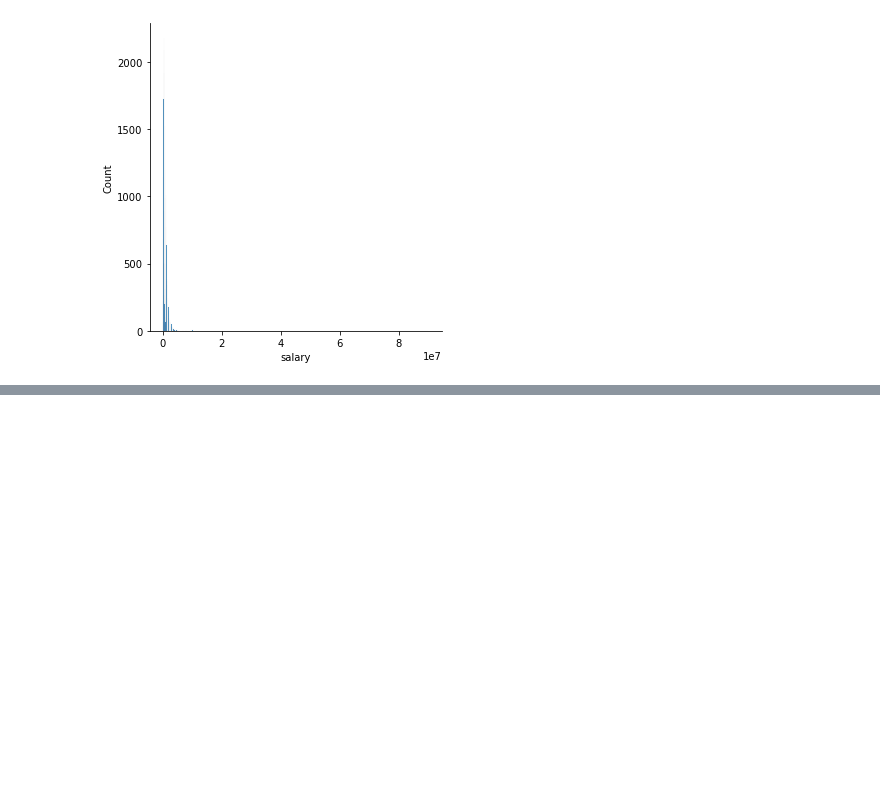
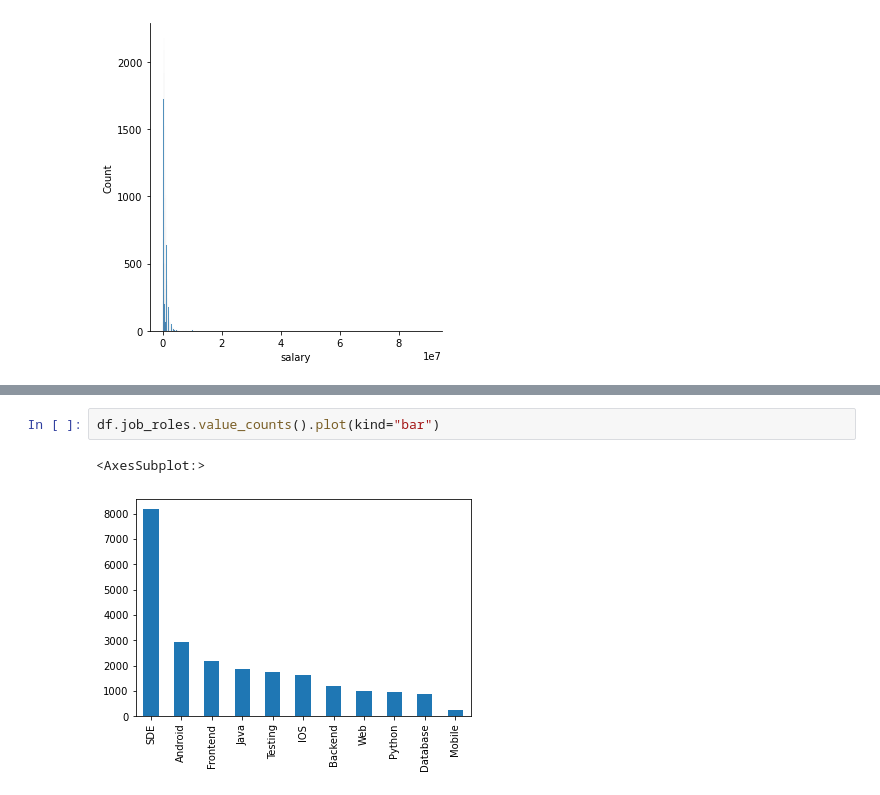
Before and after one commit to Biob-scientist/Exploring-tech-jobs-salary-data-, a Jupyter notebook: salary_exploratory_analysis.ipynb, the cells around one changed output, grey strips where cells are left out. Drawn from its saved outputs; the diff is of its cells as text; blank space fills up the shorter version.

```diff
--- a/salary_exploratory_analysis.ipynb
+++ b/salary_exploratory_analysis.ipynb
@@ -100,0 +116,5 @@ plt.hist(data=df,x="salary",bins=600000);
+# %%
+df.job_roles.value_counts().plot(kind="bar")
+# %% [output]
+<AxesSubplot:>
+[figure, added]
```
Also changed, not shown: parts of 3 cells of this notebook.
